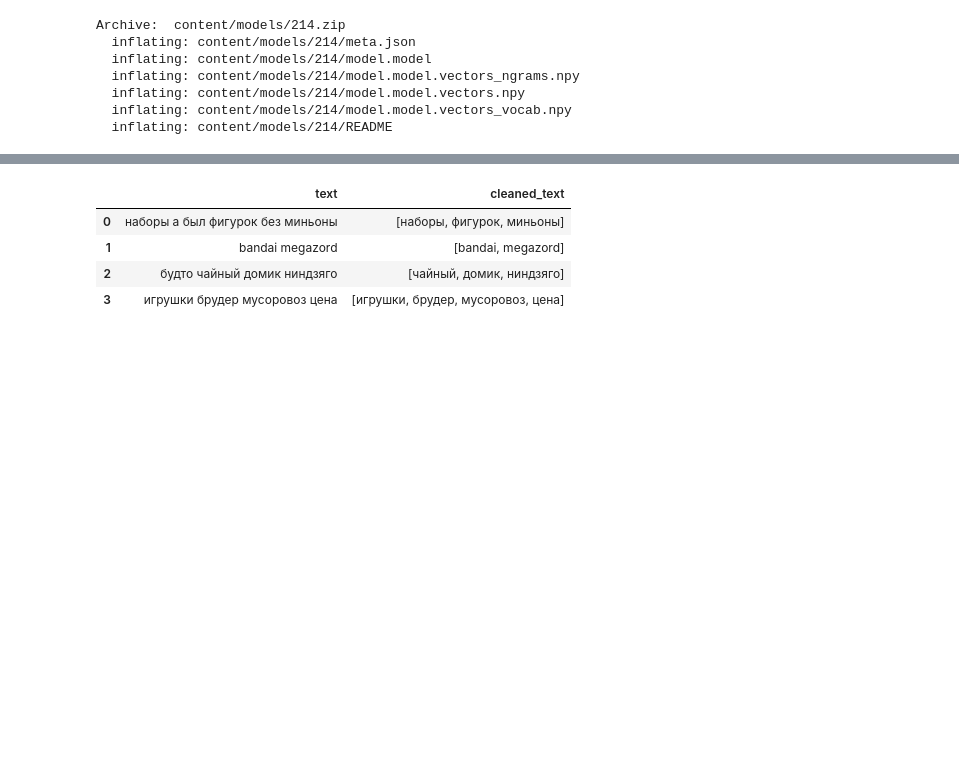
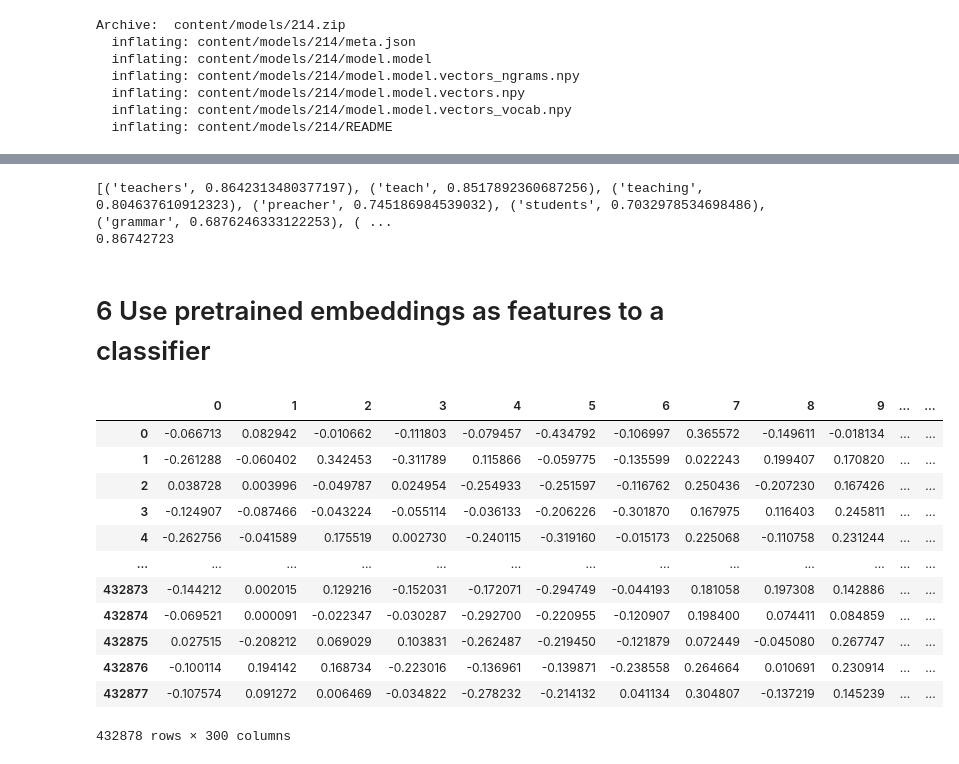
Before and after one commit to galkinc/nlp_ad_quaries, a Jupyter notebook: small_word2vec_categorizer.ipynb, the cells around one changed output, grey strips where cells are left out. Saved outputs shown, nothing was run; the diff lists cells and outputs as text; code cells hidden in the pictures; blank space fills up the shorter version.

```diff
--- a/small_word2vec_categorizer.ipynb
+++ b/small_word2vec_categorizer.ipynb
@@ -277,9 +244,53 @@ russian_stopwords
-# %%
-df['cleaned_text'] = df['text'].apply(preprocess_text)
-df
-# %% [output]
-|  | text | cleaned_text |
-| 0 | наборы а был фигурок без миньоны | [наборы, фигурок, миньоны] |
-| 1 | bandai megazord | [bandai, megazord] |
-| 2 | будто чайный домик ниндзяго | [чайный, домик, ниндзяго] |
-| 3 | игрушки брудер мусоровоз цена | [игрушки, брудер, мусоровоз, цена] |
+# %%
+w2v_model = KeyedVectors.load('content/models/214/model.model')
+# %%
+print(w2v_model.most_similar('teacher'))
+# Output = [('headteacher', 0.8075869083404541), ('schoolteacher', 0.7955552339553833), ('teachers', 0.733420729637146), ('teaches', 0.6839243173599243), ('meacher', 0.6825737357139587), ('teach', 0.6285147070884705), ('taught', 0.6244685649871826), ('teaching', 0.6199781894683838), ('schoolmaster', 0.6037642955780029), ('lessons', 0.5812176465988159)]
+
+print(w2v_model.similarity('teacher', 'teaches'))
+# Output = 0.683924396754
+# %% [output]
+[('teachers', 0.8642313480377197), ('teach', 0.8517892360687256), ('teaching', 0.804637610912323), ('preacher', 0.745186984539032), ('students', 0.7032978534698486), ('grammar', 0.6876246333122253), ( ...
+0.86742723
+# %% [markdown]
+# 6 Use pretrained embeddings as features to a classifier
+# %%
+def avg_feature_vector(sentence, model, num_features):
+    words = sentence.split()
+    feature_vec = np.zeros((num_features,),dtype="float32")
+    i=0
+    for word in words:
+        try:
+            feature_vec = np.add(feature_vec, model[word])
+        except KeyError as error:
+            feature_vec
+            i = i + 1
+    if len(words) > 0:
+        feature_vec = np.divide(feature_vec, len(words)- i)
+    return feature_vec
+# %%
+#!g1.1
+x_train = pd.DataFrame()
+word2vec_train = np.zeros((len(df_train.index), 300),dtype="float32")
+
+for i in range(len(df_train.index)):
+    word2vec_train[i] = avg_feature_vector(df_train["cleaned_text"][i], w2v_model, 300)
+
+names_df = pd.DataFrame(data=word2vec_train)
+x_train = pd.concat([x_train, names_df], axis=1)
+y_train = df_train.label
+x_train
+# %% [output]
+|  | 0 | 1 | 2 | 3 | 4 | 5 | 6 | 7 | 8 | 9 | ... | ... |
+| 0 | -0.066713 | 0.082942 | -0.010662 | -0.111803 | -0.079457 | -0.434792 | -0.106997 | 0.365572 | -0.149611 | -0.018134 | ... | ... |
+| 1 | -0.261288 | -0.060402 | 0.342453 | -0.311789 | 0.115866 | -0.059775 | -0.135599 | 0.022243 | 0.199407 | 0.170820 | ... | ... |
+| 2 | 0.038728 | 0.003996 | -0.049787 | 0.024954 | -0.254933 | -0.251597 | -0.116762 | 0.250436 | -0.207230 | 0.167426 | ... | ... |
+| 3 | -0.124907 | -0.087466 | -0.043224 | -0.055114 | -0.036133 | -0.206226 | -0.301870 | 0.167975 | 0.116403 | 0.245811 | ... | ... |
+| 4 | -0.262756 | -0.041589 | 0.175519 | 0.002730 | -0.240115 | -0.319160 | -0.015173 | 0.225068 | -0.110758 | 0.231244 | ... | ... |
+| ... | ... | ... | ... | ... | ... | ... | ... | ... | ... | ... | ... | ... |
+| 432873 | -0.144212 | 0.002015 | 0.129216 | -0.152031 | -0.172071 | -0.294749 | -0.044193 | 0.181058 | 0.197308 | 0.142886 | ... | ... |
+| 432874 | -0.069521 | 0.000091 | -0.022347 | -0.030287 | -0.292700 | -0.220955 | -0.120907 | 0.198400 | 0.074411 | 0.084859 | ... | ... |
+| 432875 | 0.027515 | -0.208212 | 0.069029 | 0.103831 | -0.262487 | -0.219450 | -0.121879 | 0.072449 | -0.045080 | 0.267747 | ... | ... |
+| 432876 | -0.100114 | 0.194142 | 0.168734 | -0.223016 | -0.136961 | -0.139871 | -0.238558 | 0.264664 | 0.010691 | 0.230914 | ... | ... |
+| 432877 | -0.107574 | 0.091272 | 0.006469 | -0.034822 | -0.278232 | -0.214132 | 0.041134 | 0.304807 | -0.137219 | 0.145239 | ... | ... |
+432878 rows × 300 columns
```
Also changed, not shown: parts of 31 cells of this notebook.
